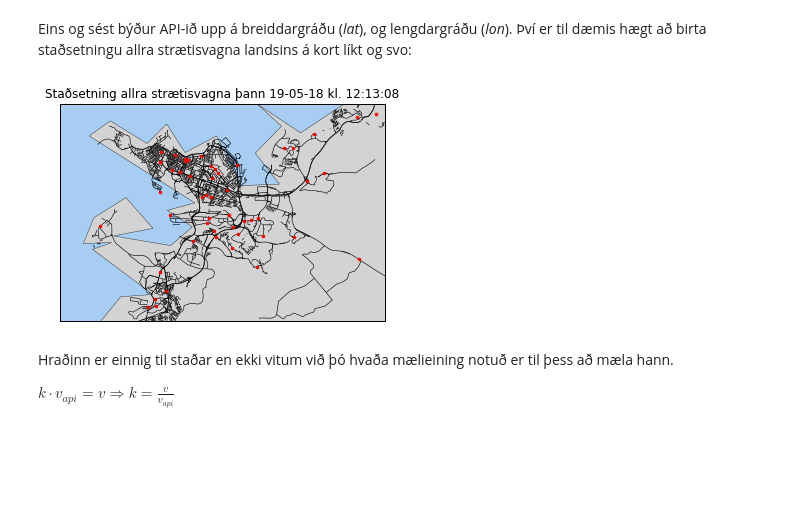
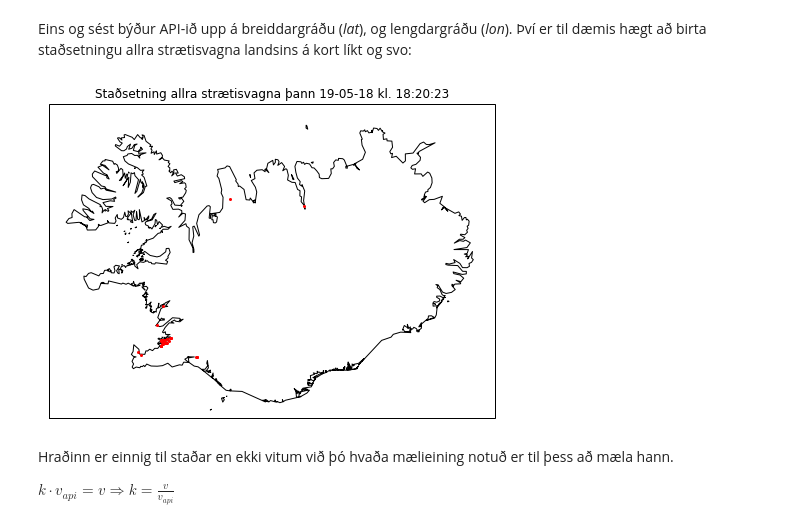
Before and after one commit to ArniDagur/straeto-notebook, a Jupyter notebook: straeto-notebook.ipynb, the cells around one changed output. Cells and saved outputs as stored; diff of their text form; code cells hidden in the pictures; blank space fills up the shorter version.

Commit message:
migrate from basemap to cartopy

```diff
--- a/straeto-notebook.ipynb
+++ b/straeto-notebook.ipynb
@@ -30,25 +30,21 @@ Eins og sést býður API-ið upp á breiddargráðu (_lat_), og lengdargráðu
 # %%
 %matplotlib inline
 import matplotlib.pyplot as plt
-from mpl_toolkits.basemap import Basemap
-import warnings; warnings.filterwarnings('ignore')
+import cartopy.crs as ccrs
+
 from datetime import datetime
-
 from straeto import straeto
 
-map = straeto.getMap()
-
-map.readshapefile('osm-data/output/extracted_roads', 'roads',
-                  drawbounds=True, color='black', linewidth=0.6)
+fig, ax = straeto.get_map(region='iceland')
 
 for bus in api.getAllBusPositions():
-    X, Y = map(bus['lon'], bus['lat'])
-    map.plot(X, Y, 'ro', markersize=2.5)
+    plt.plot(bus['lon'], bus['lat'], marker='o', color='red', markersize=2,
+             transform=ccrs.Geodetic())
 
 plt.title('Staðsetning allra strætisvagna þann {}'.format(datetime.now().strftime('%d-%m-%y kl. %H:%M:%S')))
 plt.show()
 # %% [output]
-[figure, old version]
+[figure, new version]
 # %% [markdown]
 Hraðinn er einnig til staðar en ekki vitum við þó hvaða mælieining notuð er til þess að mæla hann.
 
```
Also changed, not shown: parts of 3 cells of this notebook, 1 other file.
